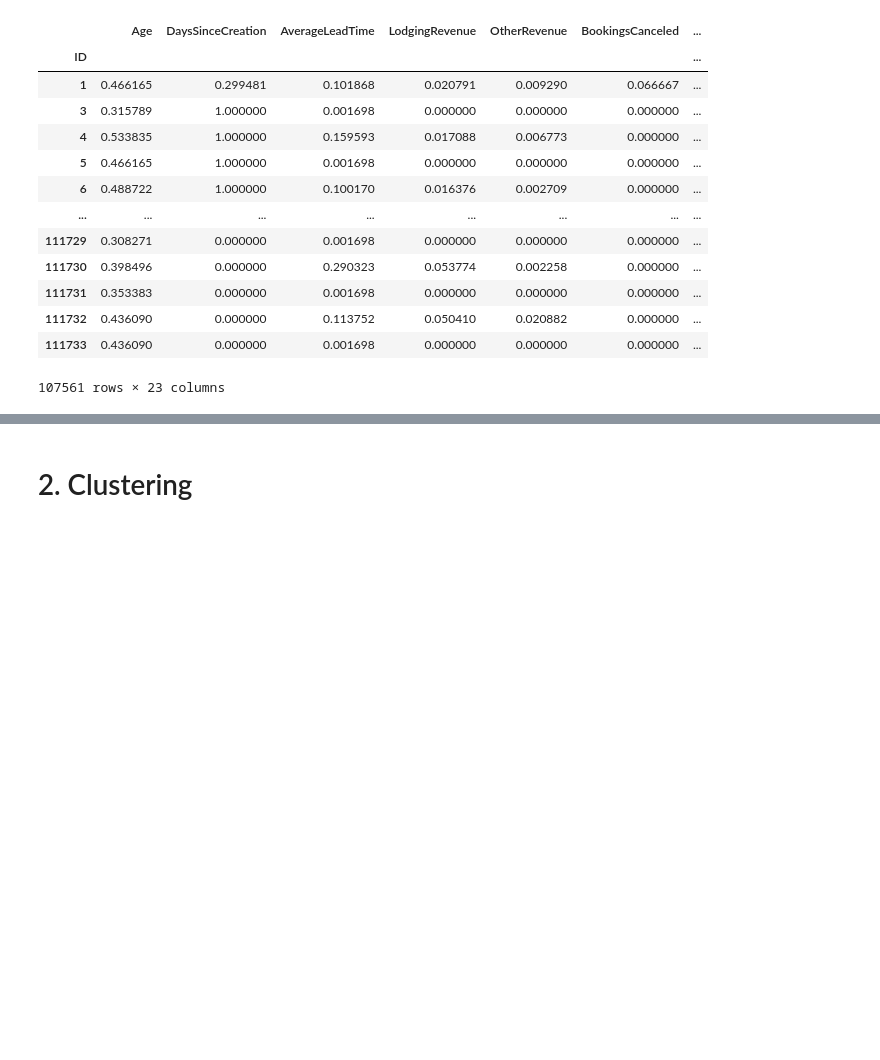
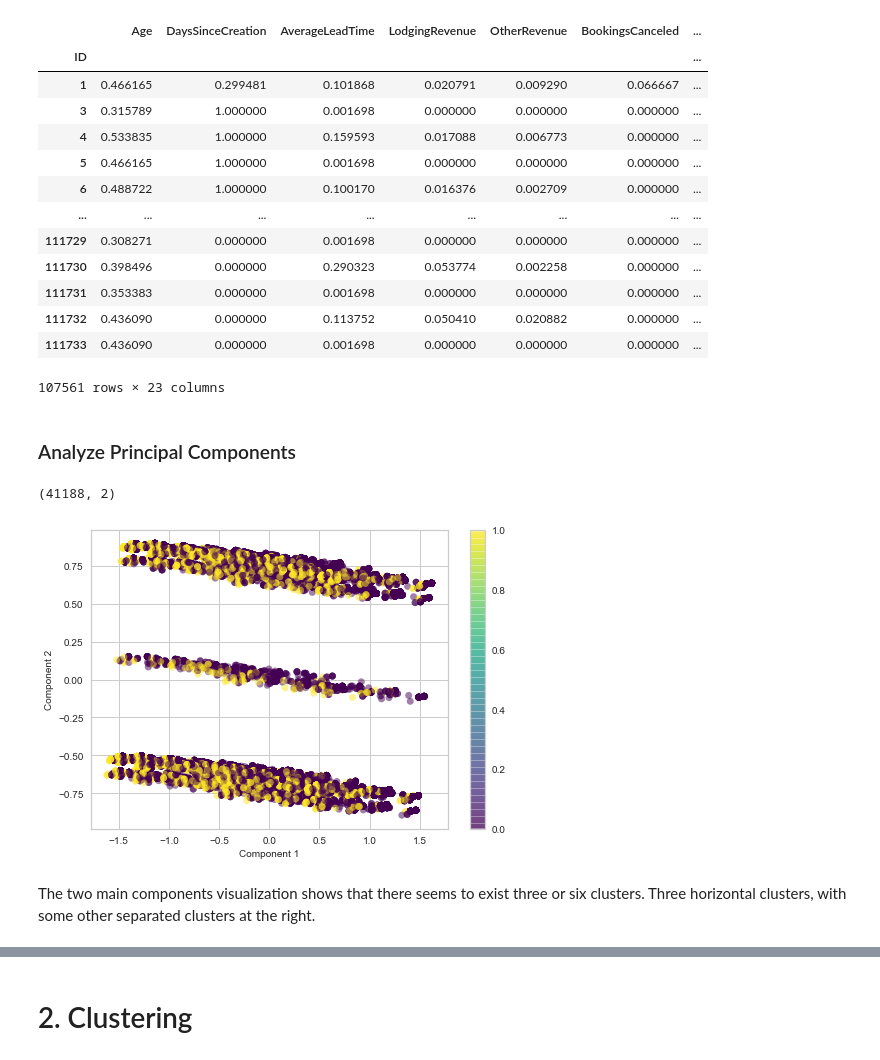
Before and after one commit to MGN19/Hotel-Customer-Segmentation, a Jupyter notebook: Clustering.ipynb, the cells around one changed output, grey strips where cells are left out. Drawn from its saved outputs; the diff is of its cells as text; code cells hidden in the pictures; blank space fills up the shorter version.

```diff
--- a/Clustering.ipynb
+++ b/Clustering.ipynb
@@ -73,3 +105,22 @@ scaled_data
 | 111732 | 0.436090 | 0.000000 | 0.113752 | 0.050410 | 0.020882 | 0.000000 | ... |
 | 111733 | 0.436090 | 0.000000 | 0.001698 | 0.000000 | 0.000000 | 0.000000 | ... |
 107561 rows × 23 columns
+# %% [markdown]
+### Analyze Principal Components
+# %%
+# Let's use PCA to visualize with only two components
+pca2 = PCA(n_components = 2)
+pca2.fit(X)
+X_pca2 = pca2.transform(X)
+print(X_pca2.shape)
+
+# Scatter plot of the two Principal Components by the "target" to see if there is any pattern
+plt.scatter(X_pca2[:, 0], X_pca2[:, 1], c=X.y, edgecolor='none', alpha=0.5, cmap='viridis')
+plt.xlabel('Component 1')
+plt.ylabel('Component 2')
+plt.colorbar();
+# %% [output]
+(41188, 2)
+[figure, added]
+# %% [markdown]
+The two main components visualization shows that there seems to exist three or six clusters. Three horizontal clusters, with some other separated clusters at the right.
```
Also changed, not shown: parts of 24 cells of this notebook.
